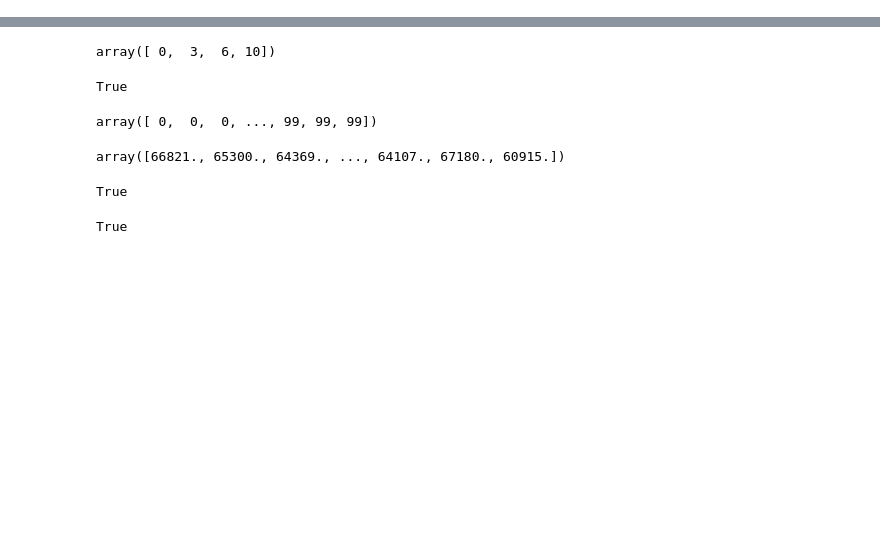
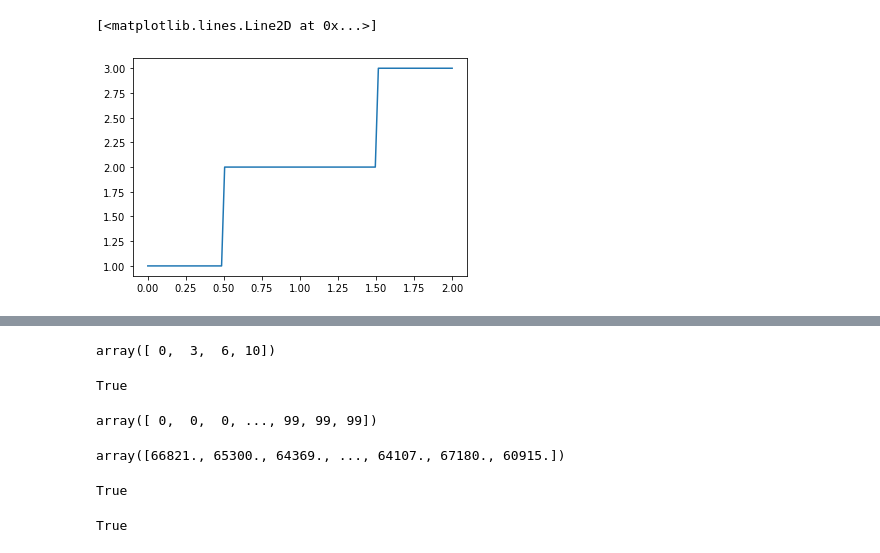
Before and after one commit to amfaber/tracking_optimizations, a Jupyter notebook: emily_tracking/work_in_progress/exploration.ipynb, the cells around one changed output, grey strips where cells are left out. Cells and saved outputs as stored; diff of their text form; code cells hidden in the pictures; blank space fills up the shorter version.

```diff
--- a/emily_tracking/work_in_progress/exploration.ipynb
+++ b/emily_tracking/work_in_progress/exploration.ipynb
@@ -40,0 +117,6 @@ old = hlt.signal_extractor_no_pos(vid, df, "red", params)
+# %%
+x = np.linspace(0, 2, 100)
+plt.plot(x, np.ceil(2*x)-np.ceil(x) + 1)
+# %% [output]
+[<matplotlib.lines.Line2D at 0x...>]
+[figure, added]
```
Also changed, not shown: parts of 26 cells of this notebook, 9 other files.
